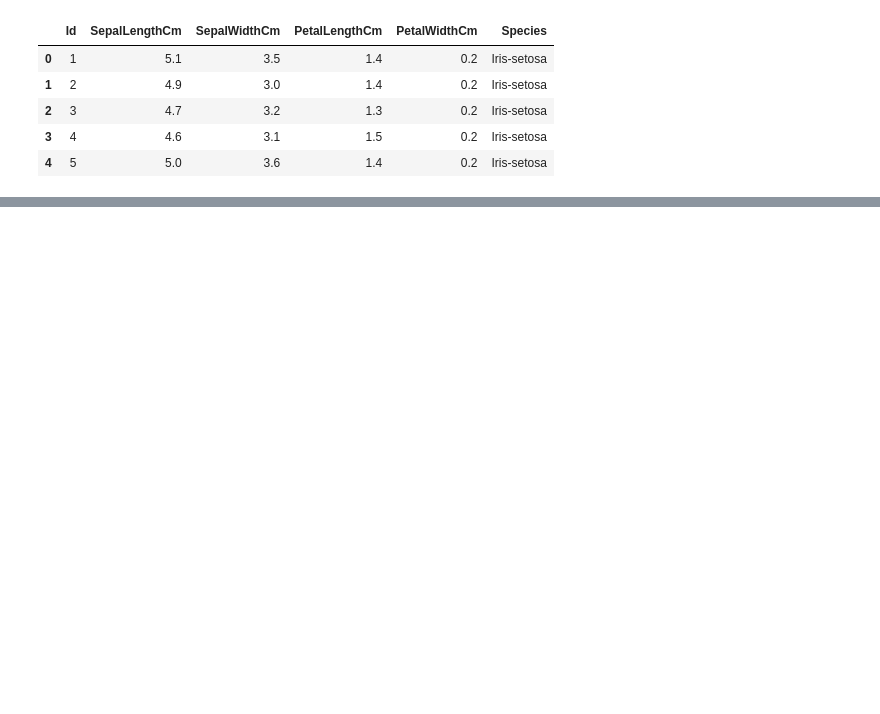
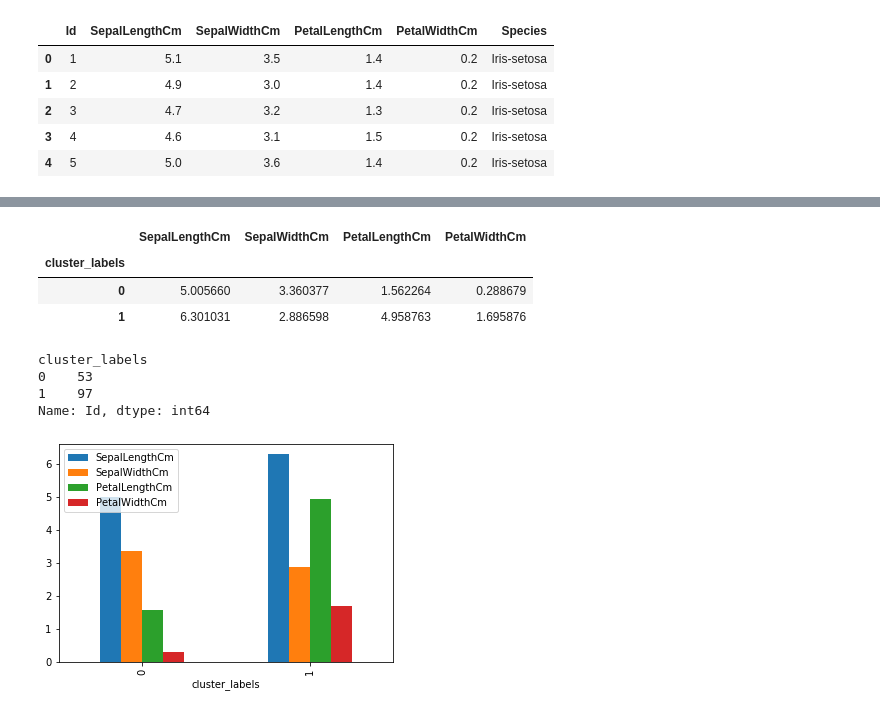
Before and after one commit to Andy-Nkumane/Iris_Species-Clustering, a Jupyter notebook: Iris_Species-Clustering.ipynb, the cells around one changed output, grey strips where cells are left out. Drawn from its saved outputs; the diff is of its cells as text; code cells hidden in the pictures; blank space fills up the shorter version.

```diff
--- a/Iris_Species-Clustering.ipynb
+++ b/Iris_Species-Clustering.ipynb
@@ -12,0 +58,19 @@ iris.head()
+# %%
+iris.groupby('cluster_labels')[['SepalLengthCm','SepalWidthCm','PetalLengthCm', 'PetalWidthCm']].mean()
+# %% [output]
+|  | SepalLengthCm | SepalWidthCm | PetalLengthCm | PetalWidthCm |
+| cluster_labels |  |  |  |  |
+| 0 | 5.005660 | 3.360377 | 1.562264 | 0.288679 |
+| 1 | 6.301031 | 2.886598 | 4.958763 | 1.695876 |
+# %%
+iris.groupby('cluster_labels')['Id'].count()
+# %% [output]
+cluster_labels
+0    53
+1    97
+Name: Id, dtype: int64
+# %%
+iris.groupby('cluster_labels')[['SepalLengthCm','SepalWidthCm','PetalLengthCm', 'PetalWidthCm']].mean().plot(kind='bar')
+plt.show()
+# %% [output]
+[figure, added]
```
Also changed, not shown: parts of 17 cells of this notebook.
